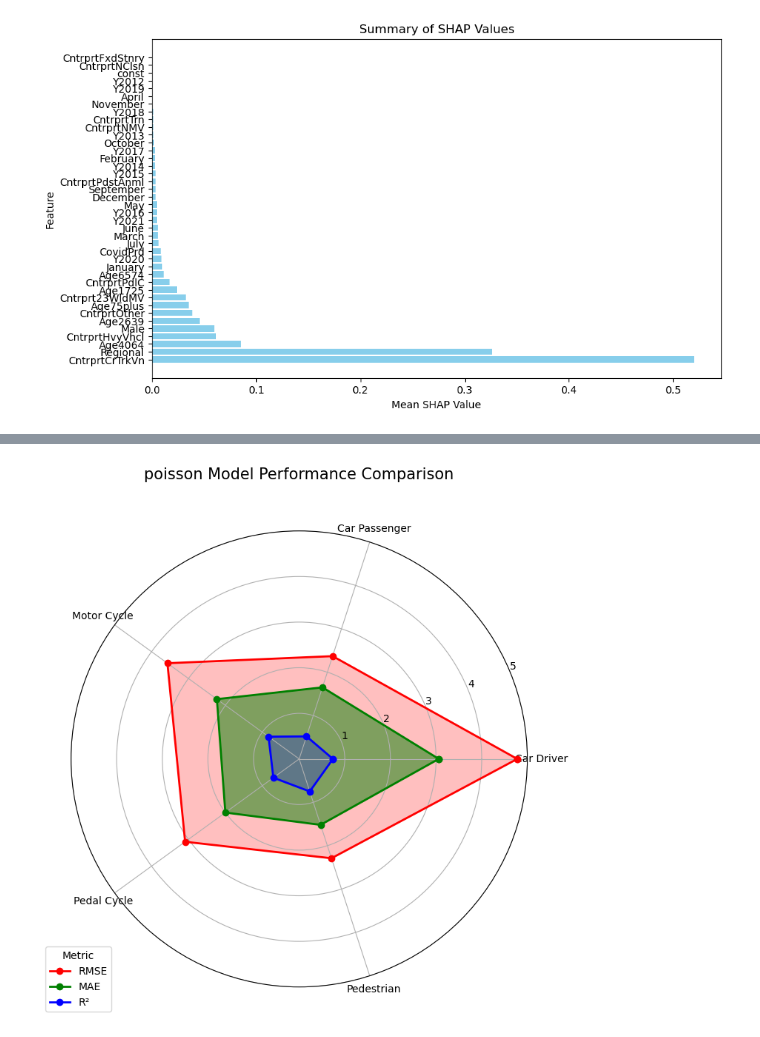
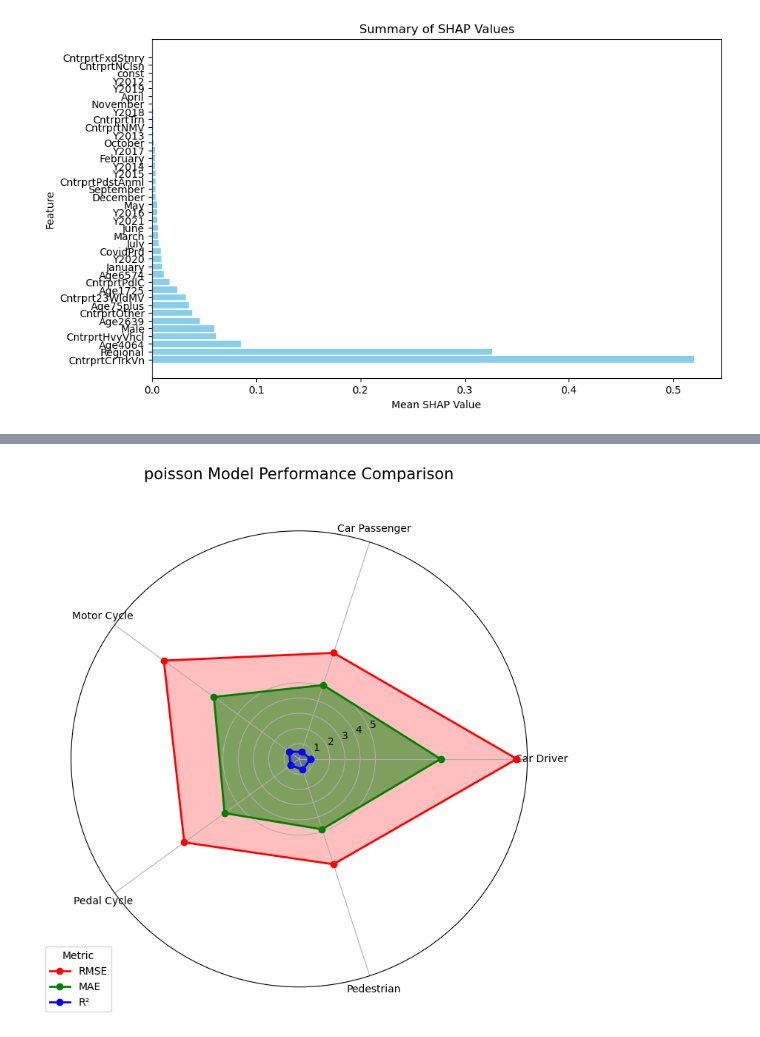
Before and after one commit to mraminamiri/National_Accident, a Jupyter notebook: poison_modelssever.ipynb, the cells around one changed output, grey strips where cells are left out. Cells and saved outputs as stored; diff of their text form; code cells hidden in the pictures.

```diff
--- a/poison_modelssever.ipynb
+++ b/poison_modelssever.ipynb
@@ -876,36 +838,0 @@ ValueError: x and y must have same first dimension, but have shapes (5, 1) and (
-# %%
-import matplotlib.pyplot as plt
-import numpy as np
-
-# مقادیر MSE، MAE و R² برای هر پنج مدل
-mse_values = [4.78, 2.37, 3.57, 3.09, 2.29]
-mae_values = [3.06, 1.65, 2.23, 2.00, 1.52]
-r2_values = [0.74, 0.52, 0.83, 0.70, 0.64]
-
-# نام مدل‌ها
-labels = np.array(['Car Driver', 'Car Passenger', 'Motor Cycle', 'Pedal Cycle', 'Pedestrian'])
-
-# ترکیب داده‌ها در یک آرایه
-data = np.array([mse_values, mae_values, r2_values])
-
-# ایجاد یک نمودار اسپایدر برای هر معیار
-num_vars = data.shape[1]
-angles = np.linspace(0, 2 * np.pi, num_vars, endpoint=False).tolist()
-data = np.concatenate((data, data[:,[0]]), axis=1)  # بستن دایره
-angles += angles[:1]
-
-fig, ax = plt.subplots(figsize=(6, 6), subplot_kw=dict(polar=True))
-
-# رسم خطوط برای هر مدل
-for idx in range(len(data)):
-    ax.fill(angles, data[idx], alpha=0.25)
-    ax.plot(angles, data[idx], label=models[idx])
-
-ax.set_yticks([0, 1, 2, 3, 4, 5])
-ax.set_yticklabels(['0', '1', '2', '3', '4', '5'])
-ax.set_xticks(angles[:-1])
-ax.set_xticklabels(labels)
-
-plt.title('Xgboost Model Performance Comparison', size=15, color='black', y=1.1)
-plt.legend(loc='upper right', bbox_to_anchor=(0.1, 0.1))
-plt.show()
@@ -916,9 +841,9 @@ import matplotlib.pyplot as plt
 import numpy as np
 
 # مقادیر MSE، MAE و R² برای هر پنج مدل
-mse_values = [4.78, 2.37, 3.57, 3.09 , 2.29]
-mae_values = [3.06, 1.65,2.23,2.00 , 1.52]
-r2_values = [0.74, 0.52,0.83,0.7  ,0.75]
+mse_values = [14.28   , 7.32  , 10.98   , 9.32,7.27]
+mae_values = [9.28    ,5.10   ,6.92     , 6.05,   4.86  ]
+r2_values = [ 0.75    , 0.49  , 0.82    ,0.7  ,0.75]
 
 # نام مدل‌ها
 labels = ['Car Driver', 'Car Passenger', 'Motor Cycle', 'Pedal Cycle', 'Pedestrian']
@@ -930,31 +855,31 @@ data = np.array([mse_values, mae_values, r2_values])
 num_vars = data.shape[1]
 
 # تقسیم دایره به بخش‌های مساوی
 angles = np.linspace(0, 2 * np.pi, num_vars, endpoint=False).tolist()
 angles += angles[:1]  # بستن دایره
 
 fig, ax = plt.subplots(figsize=(8, 8), subplot_kw=dict(polar=True))
 
 # رنگ‌ها برای هر معیار
 colors = ['red', 'green', 'blue']
 labels_metric = ['RMSE', 'MAE', 'R²']
 
 for idx, (data_slice, color, label) in enumerate(zip(data, colors, labels_metric)):
     if label == 'MAE':
         alpha_value = 0.5  # تنظیم شفافیت برای MAE
     else:
         alpha_value = 0.25  # تنظیم شفافیت برای سایر معیارها
     data_slice = np.concatenate([data_slice, [data_slice[0]]])  # بستن دایره
     ax.plot(angles, data_slice, 'o-', linewidth=2, label=label, color=color)
     ax.fill(angles, data_slice, alpha=alpha_value, color=color)
 
 ax.set_xticks(angles[:-1])  # تنظیم موقعیت برچسب‌ها
 ax.set_xticklabels(labels)
 ax.set_yticks([1, 2, 3, 4, 5])  # تنظیم مقیاس محور y
 ax.set_yticklabels(['1', '2', '3', '4', '5'])
 
 plt.title('poisson Model Performance Comparison', size=15, color='black', y=1.1)
 plt.legend(title='Metric', loc='upper right', bbox_to_anchor=(0.1, 0.1))
 plt.show()
 # %% [output]
-[figure, old version]
+[figure, new version]
```
Also changed, not shown: parts of 3 cells of this notebook, 1 other file.
